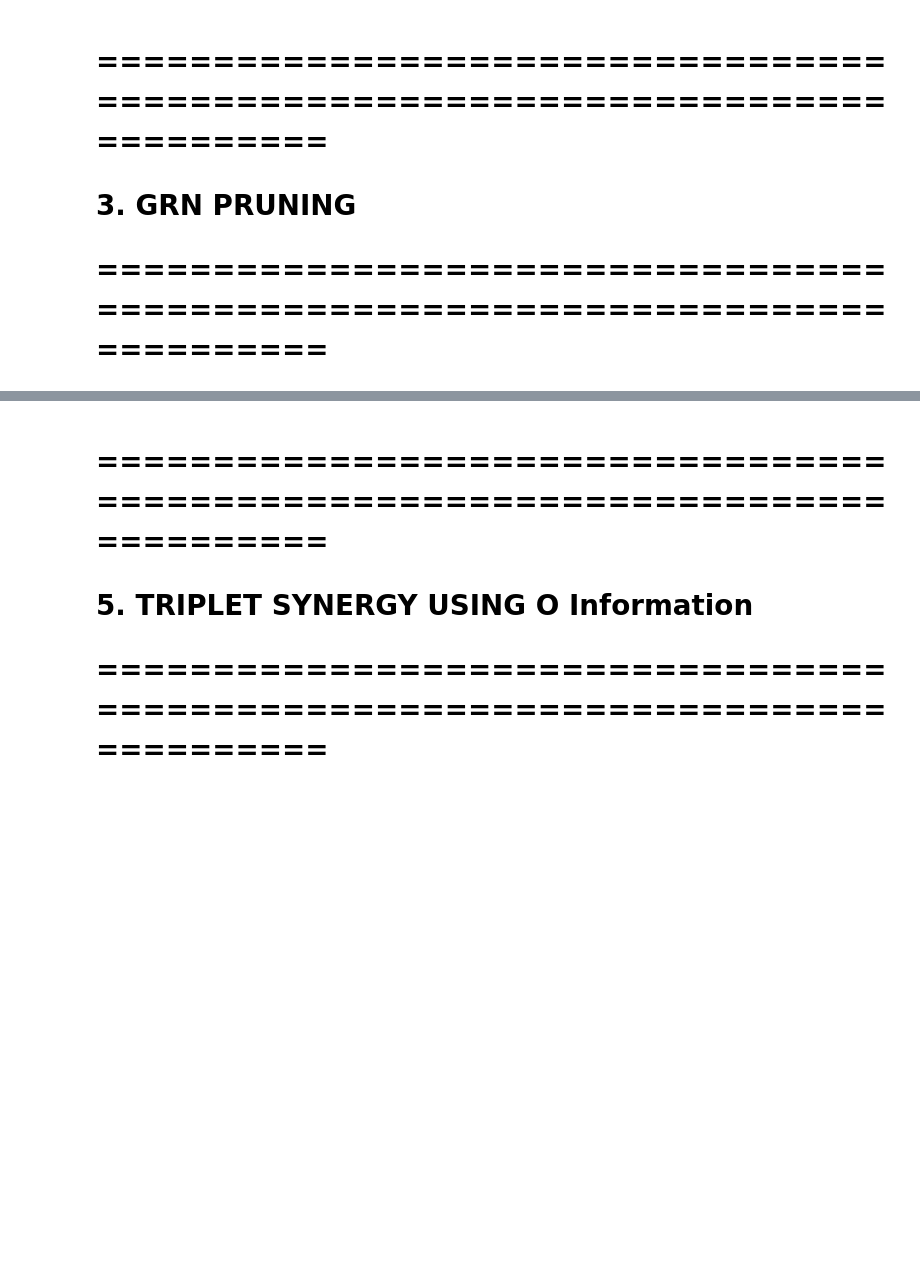
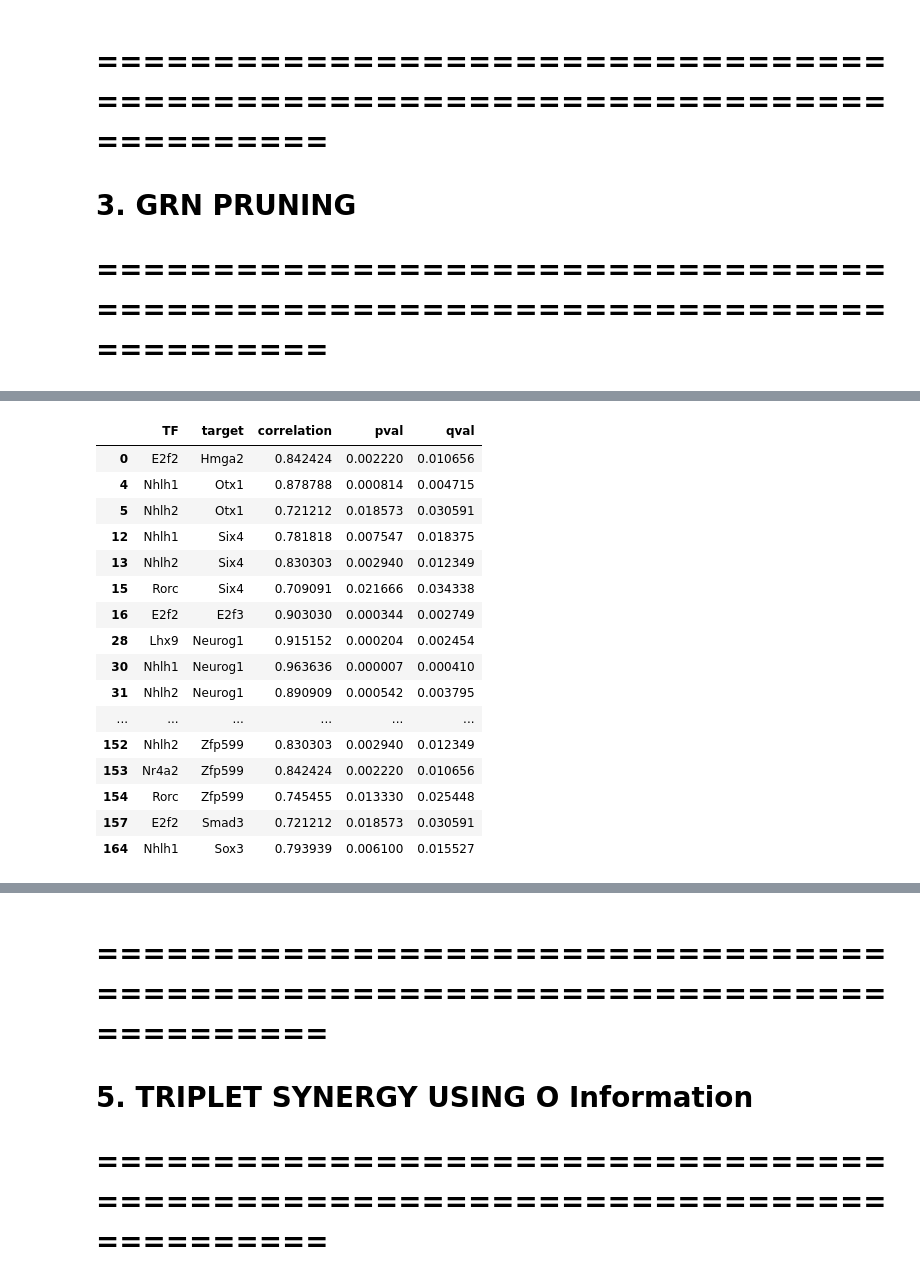
Before and after one commit to adhal007/CellConversionNSC, a Jupyter notebook: notebooks/end_to_end_cd133_v0.1.18.ipynb, the cells around one changed output, grey strips where cells are left out. Saved outputs shown, nothing was run; the diff lists cells and outputs as text; code cells hidden in the pictures; blank space fills up the shorter version.

```diff
--- a/notebooks/end_to_end_cd133_v0.1.18.ipynb
+++ b/notebooks/end_to_end_cd133_v0.1.18.ipynb
@@ -699,2 +736,22 @@ PKN: 20783 peaks, TF list: 1473 TFs
+# %%
+e14_grn
+# %% [output]
+|  | TF | target | correlation | pval | qval |
+| 0 | E2f2 | Hmga2 | 0.842424 | 0.002220 | 0.010656 |
+| 4 | Nhlh1 | Otx1 | 0.878788 | 0.000814 | 0.004715 |
+| 5 | Nhlh2 | Otx1 | 0.721212 | 0.018573 | 0.030591 |
+| 12 | Nhlh1 | Six4 | 0.781818 | 0.007547 | 0.018375 |
+| 13 | Nhlh2 | Six4 | 0.830303 | 0.002940 | 0.012349 |
+| 15 | Rorc | Six4 | 0.709091 | 0.021666 | 0.034338 |
+| 16 | E2f2 | E2f3 | 0.903030 | 0.000344 | 0.002749 |
+| 28 | Lhx9 | Neurog1 | 0.915152 | 0.000204 | 0.002454 |
+| 30 | Nhlh1 | Neurog1 | 0.963636 | 0.000007 | 0.000410 |
+| 31 | Nhlh2 | Neurog1 | 0.890909 | 0.000542 | 0.003795 |
+| ... | ... | ... | ... | ... | ... |
+| 152 | Nhlh2 | Zfp599 | 0.830303 | 0.002940 | 0.012349 |
+| 153 | Nr4a2 | Zfp599 | 0.842424 | 0.002220 | 0.010656 |
+| 154 | Rorc | Zfp599 | 0.745455 | 0.013330 | 0.025448 |
+| 157 | E2f2 | Smad3 | 0.721212 | 0.018573 | 0.030591 |
+| 164 | Nhlh1 | Sox3 | 0.793939 | 0.006100 | 0.015527 |
 # %% [markdown]
 # ==============================================================================
```
Also changed, not shown: parts of 35 cells of this notebook, 1 other file.
